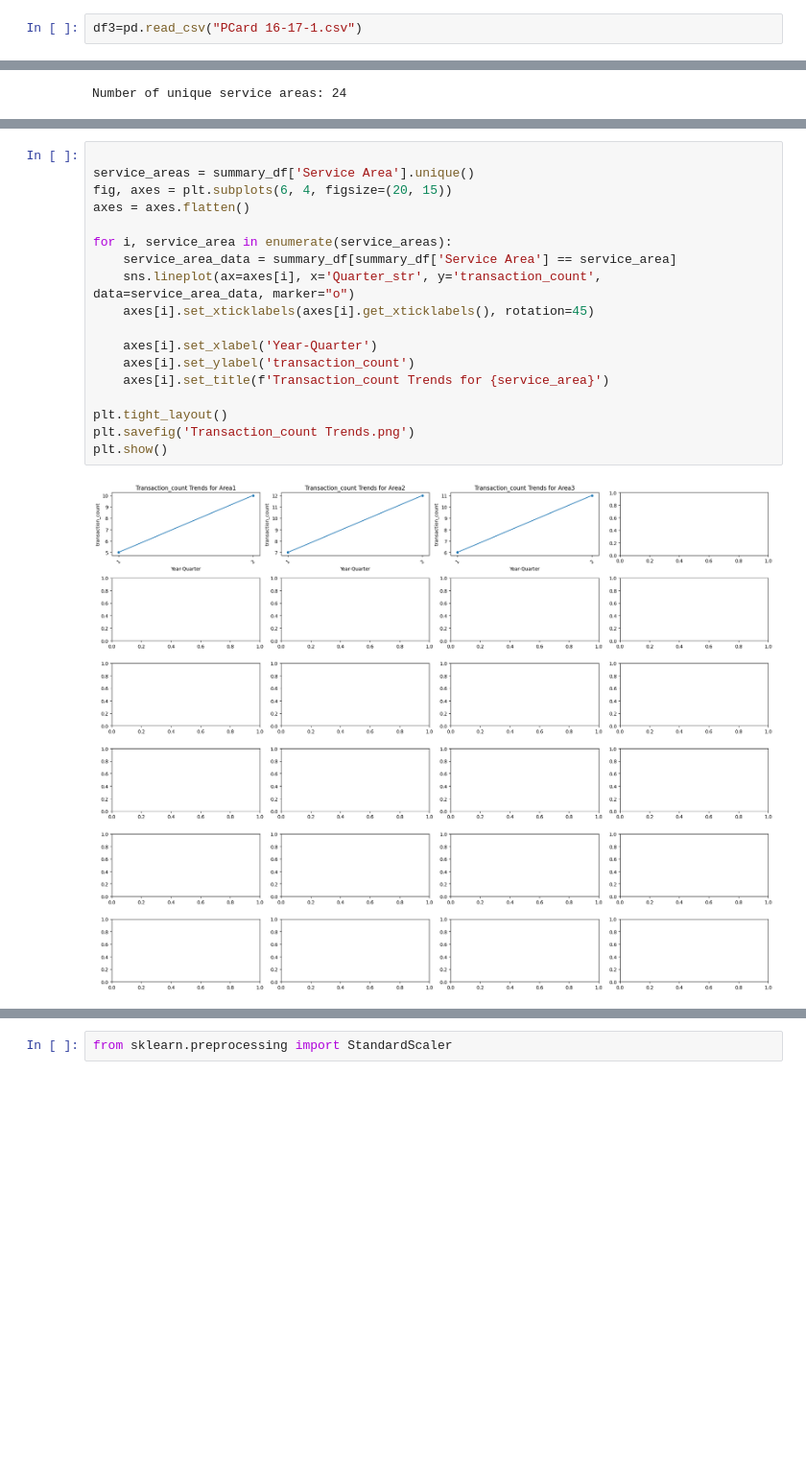
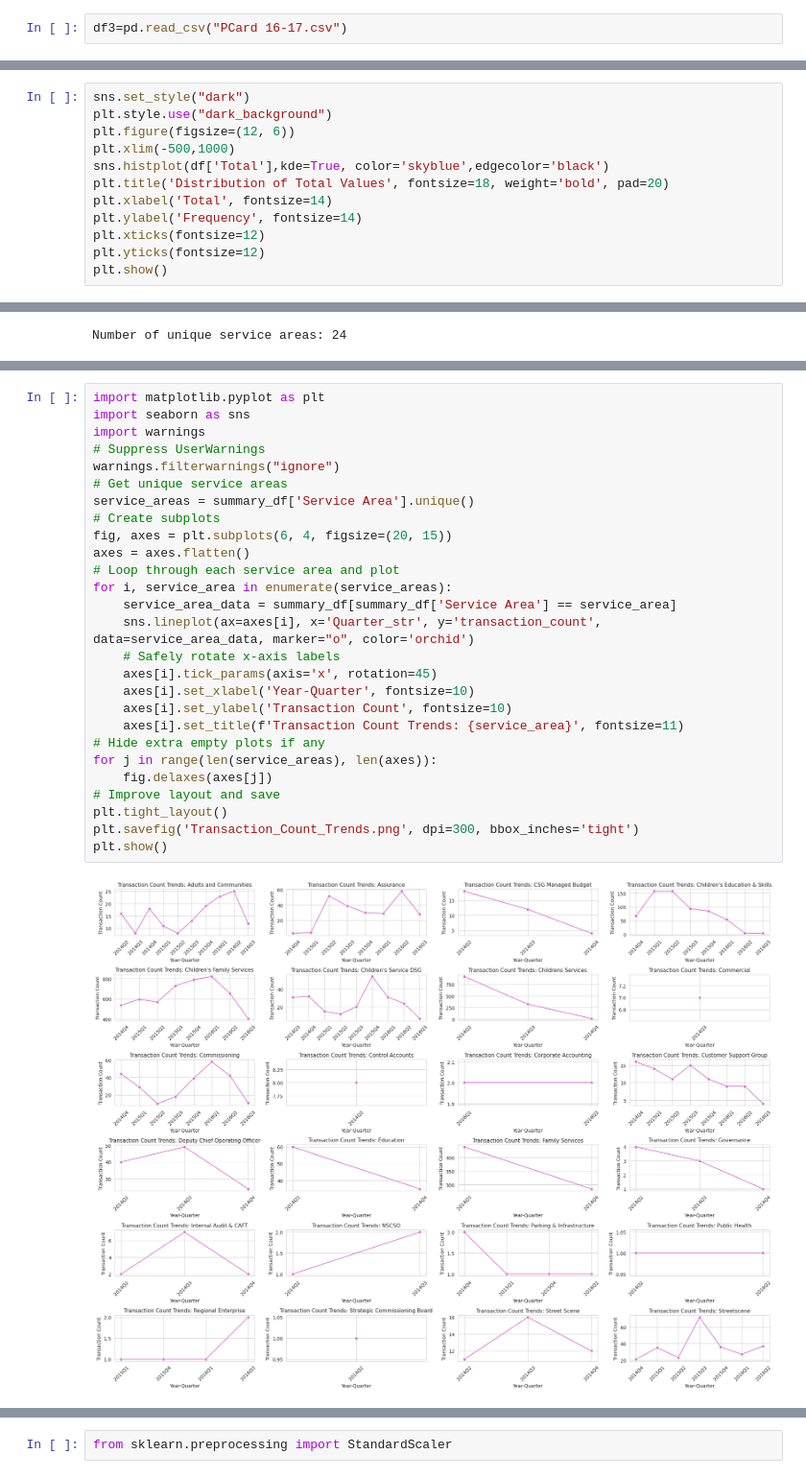
Before and after one commit to MalihehGaroosiha/Barnet-Credit-Audit, a Jupyter notebook: Barnet_Credit_Audit.ipynb, the cells around one changed output, grey strips where cells are left out. Shown at 96% size. Cells and saved outputs as stored; diff of their text form; blank space fills up the shorter version.

```diff
--- a/Barnet_Credit_Audit.ipynb
+++ b/Barnet_Credit_Audit.ipynb
@@ -135,3 +149,3 @@ df2.tail(5)
 # %%
-df3=pd.read_csv("PCard 16-17-1.csv")
+df3=pd.read_csv("PCard 16-17.csv")
 # %%
@@ -322,0 +332,12 @@ plt.show()
+# %%
+sns.set_style("dark")
+plt.style.use("dark_background")
+plt.figure(figsize=(12, 6))
+plt.xlim(-500,1000)
+sns.histplot(df['Total'],kde=True, color='skyblue',edgecolor='black')
+plt.title('Distribution of Total Values', fontsize=18, weight='bold', pad=20)
+plt.xlabel('Total', fontsize=14)
+plt.ylabel('Frequency', fontsize=14)
+plt.xticks(fontsize=12)
+plt.yticks(fontsize=12)
+plt.show()
@@ -820,20 +830,29 @@ plt.show()
 # %%
-
+import matplotlib.pyplot as plt
+import seaborn as sns
+import warnings
+# Suppress UserWarnings
+warnings.filterwarnings("ignore")
+# Get unique service areas
 service_areas = summary_df['Service Area'].unique()
+# Create subplots
 fig, axes = plt.subplots(6, 4, figsize=(20, 15))
 axes = axes.flatten()
-
+# Loop through each service area and plot
 for i, service_area in enumerate(service_areas):
     service_area_data = summary_df[summary_df['Service Area'] == service_area]
-    sns.lineplot(ax=axes[i], x='Quarter_str', y='transaction_count', data=service_area_data, marker="o")
-    axes[i].set_xticklabels(axes[i].get_xticklabels(), rotation=45)
-
-    axes[i].set_xlabel('Year-Quarter')
-    axes[i].set_ylabel('transaction_count')
-    axes[i].set_title(f'Transaction_count Trends for {service_area}')
-
+    sns.lineplot(ax=axes[i], x='Quarter_str', y='transaction_count', data=service_area_data, marker="o", color='orchid')
+    # Safely rotate x-axis labels
+    axes[i].tick_params(axis='x', rotation=45)
+    axes[i].set_xlabel('Year-Quarter', fontsize=10)
+    axes[i].set_ylabel('Transaction Count', fontsize=10)
+    axes[i].set_title(f'Transaction Count Trends: {service_area}', fontsize=11)
+# Hide extra empty plots if any
+for j in range(len(service_areas), len(axes)):
+    fig.delaxes(axes[j])
+# Improve layout and save
 plt.tight_layout()
-plt.savefig('Transaction_count Trends.png')
+plt.savefig('Transaction_Count_Trends.png', dpi=300, bbox_inches='tight')
 plt.show()
 # %% [output]
-[figure, old version]
+[figure, new version]
```
Also changed, not shown: parts of 65 cells of this notebook.
